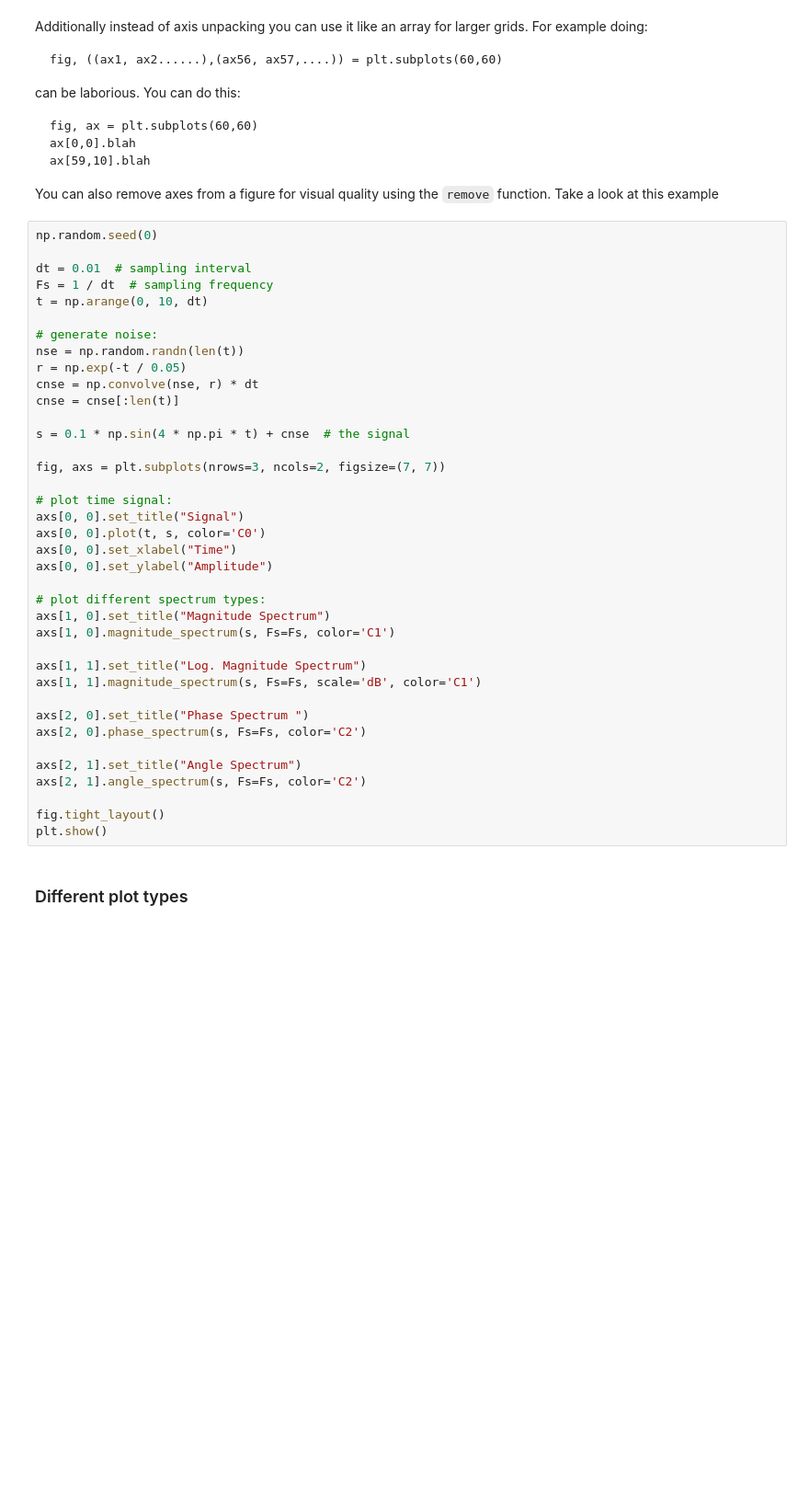
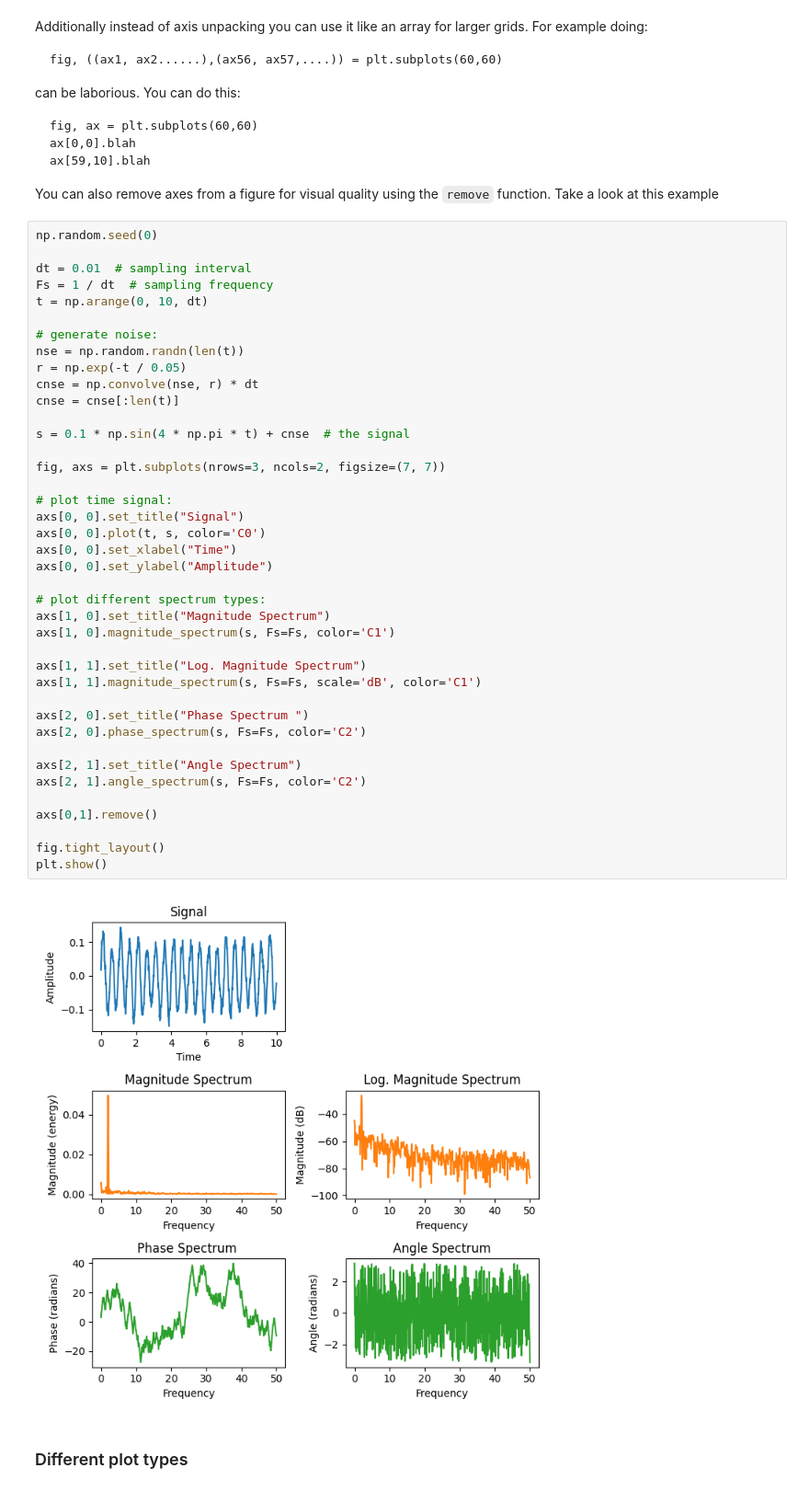
Before and after one commit to ahmed-f-alrefaie/UCLPythonCourse, a Jupyter notebook: content/notebooks/day1/Visualisation.ipynb, the cells around one changed output. Shown at 92% size. Saved outputs shown, nothing was run; the diff lists cells and outputs as text; blank space fills up the shorter version.

```diff
--- a/content/notebooks/day1/Visualisation.ipynb
+++ b/content/notebooks/day1/Visualisation.ipynb
@@ -256,33 +284,37 @@ t = np.arange(0, 10, dt)
 nse = np.random.randn(len(t))
 r = np.exp(-t / 0.05)
 cnse = np.convolve(nse, r) * dt
 cnse = cnse[:len(t)]
 
 s = 0.1 * np.sin(4 * np.pi * t) + cnse  # the signal
 
 fig, axs = plt.subplots(nrows=3, ncols=2, figsize=(7, 7))
 
 # plot time signal:
 axs[0, 0].set_title("Signal")
 axs[0, 0].plot(t, s, color='C0')
 axs[0, 0].set_xlabel("Time")
 axs[0, 0].set_ylabel("Amplitude")
 
 # plot different spectrum types:
 axs[1, 0].set_title("Magnitude Spectrum")
 axs[1, 0].magnitude_spectrum(s, Fs=Fs, color='C1')
 
 axs[1, 1].set_title("Log. Magnitude Spectrum")
 axs[1, 1].magnitude_spectrum(s, Fs=Fs, scale='dB', color='C1')
 
 axs[2, 0].set_title("Phase Spectrum ")
 axs[2, 0].phase_spectrum(s, Fs=Fs, color='C2')
 
 axs[2, 1].set_title("Angle Spectrum")
 axs[2, 1].angle_spectrum(s, Fs=Fs, color='C2')
 
+axs[0,1].remove()
+
 fig.tight_layout()
 plt.show()
+# %% [output]
+[figure, added]
 # %% [markdown]
 ### Different plot types
 # %% [markdown]
```
Also changed, not shown: parts of 18 cells of this notebook, 2 other files.
